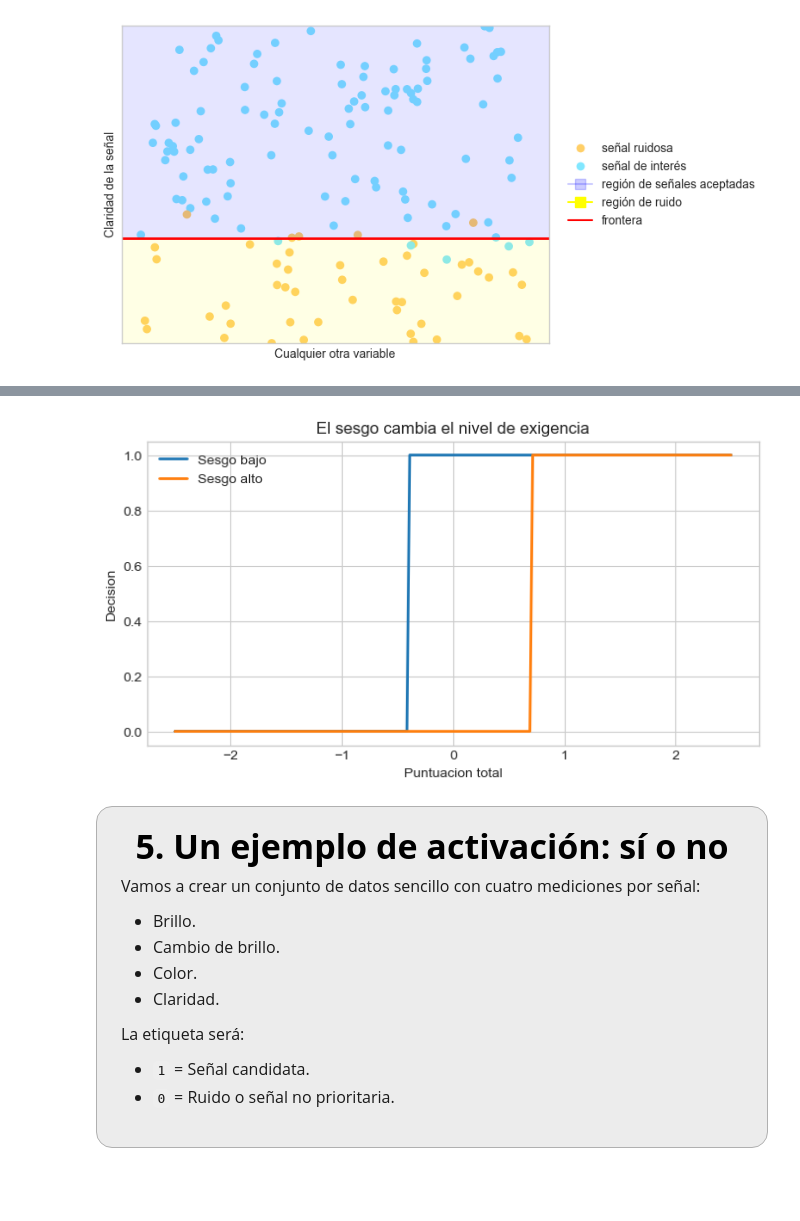
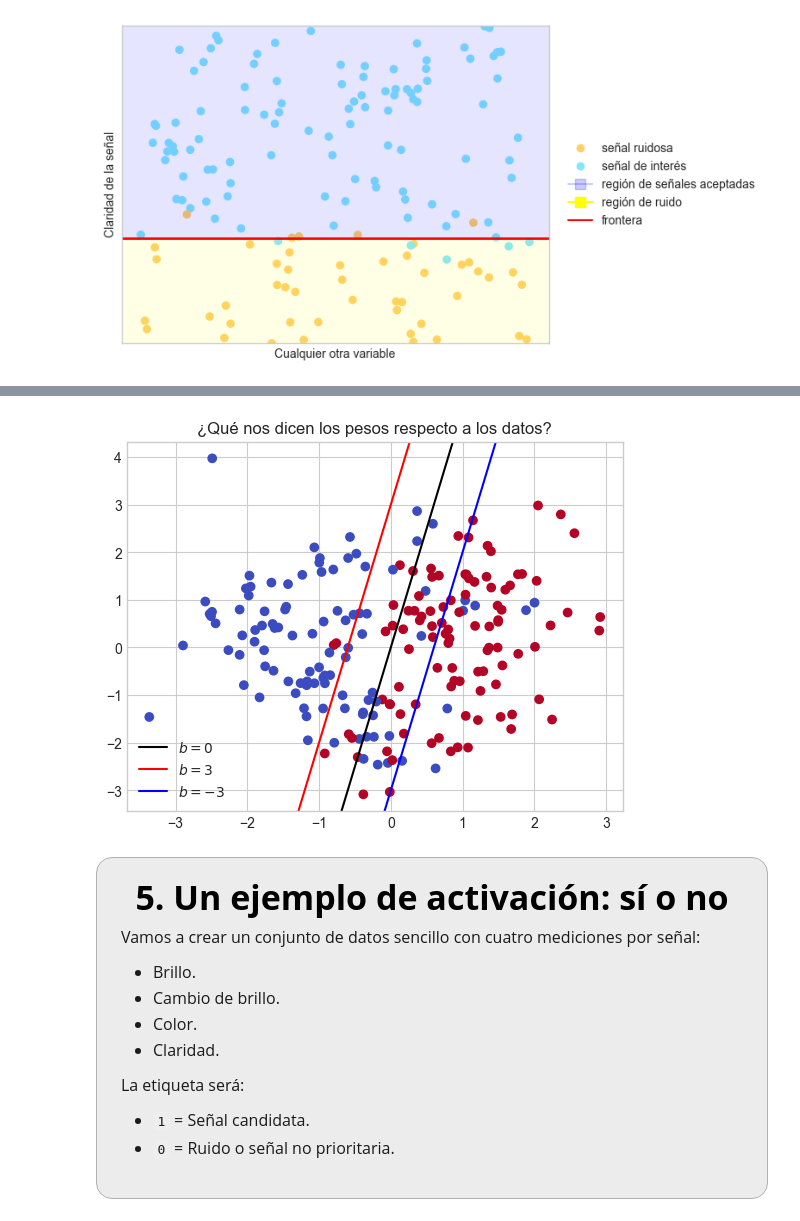
Before and after one commit to saacostad/ComputationalAstroPhysics, a Jupyter notebook: Final Project/Notebook_Observatorio_Aprende_a_Mirar.ipynb, the cells around one changed output, grey strips where cells are left out. Cells and saved outputs as stored; diff of their text form; code cells hidden in the pictures; blank space fills up the shorter version.

```diff
--- a/Final Project/Notebook_Observatorio_Aprende_a_Mirar.ipynb
+++ b/Final Project/Notebook_Observatorio_Aprende_a_Mirar.ipynb
@@ -437,19 +496,20 @@ En otras palabras, el sesgo mueve el punto en el que el observatorio dice: <i>"e
 </div>
-# %%
-valores = np.linspace(-2.5, 2.5, 200)
-decision_baja = [step(v + 0.4) for v in valores]
-decision_alta = [step(v - 0.7) for v in valores]
-
-plt.figure(figsize=(8, 4))
-plt.plot(valores, decision_baja, label='Sesgo bajo', linewidth=2)
-plt.plot(valores, decision_alta, label='Sesgo alto', linewidth=2)
-plt.title('El sesgo cambia el nivel de exigencia')
-plt.xlabel('Puntuacion total')
-plt.ylabel('Decision')
-plt.legend()
-plt.show()
-# %% [output]
-[figure, removed]
+# %%
+# Mostramos los datos
+fig, ax = plt.subplots()
+ax.scatter(X[:, 0], X[:, 1], c=y, cmap='coolwarm')
+
+# Trazamos la frontera
+ax.axline((0, 0), slope=5.0, c = 'black', label=r'$b=0$')
+ax.axline((0, 3), slope=5.0, c = 'red', label=r'$b=3$')
+ax.axline((0, -3), slope=5.0, c = 'blue', label=r'$b=-3$')
+
+ax.legend()
+
+ax.set_title("¿Qué nos dicen los pesos respecto a los datos?")
+plt.show()
+# %% [output]
+[figure, added]
 # %% [markdown]
 <div style="
 background-color:#ececec;
```
Also changed, not shown: parts of 15 cells of this notebook.
